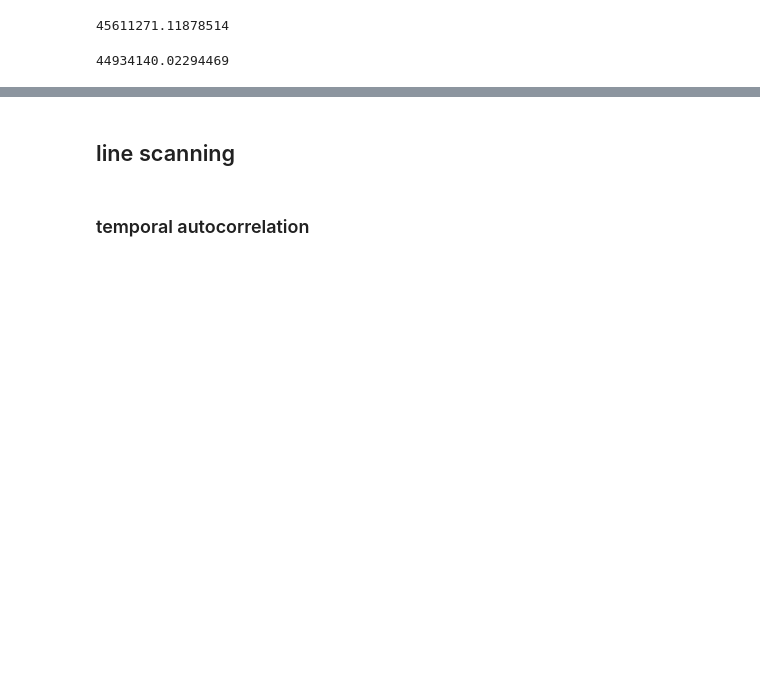
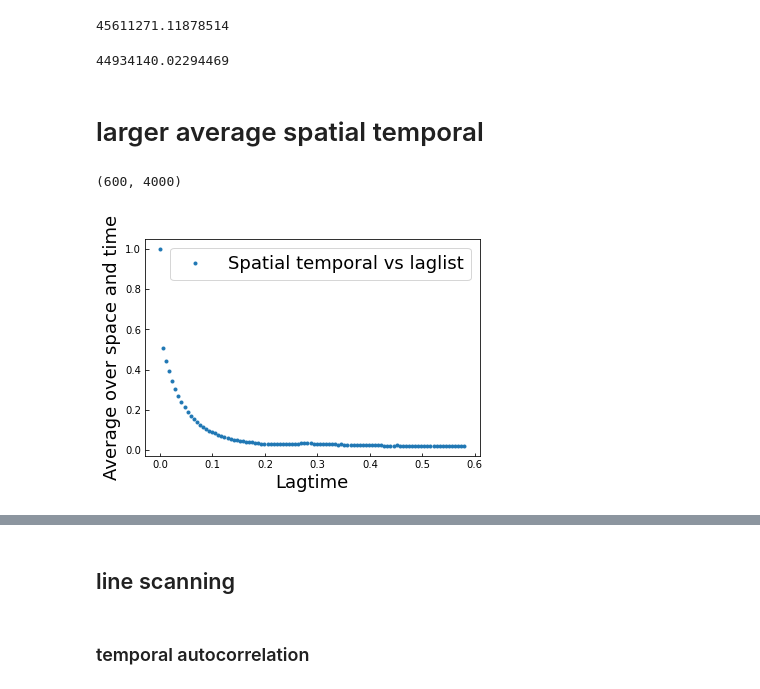
Before and after one commit to wwy-wwy-wwy/Speckle_project, a Jupyter notebook: speckle/colloidal_analysis/20221129data_colloidal_suspension.ipynb, the cells around one changed output, grey strips where cells are left out. Cells and saved outputs as stored; diff of their text form; code cells hidden in the pictures; blank space fills up the shorter version.

Commit message:
add larger spatial temporal average

```diff
--- a/speckle/colloidal_analysis/20221129data_colloidal_suspension.ipynb
+++ b/speckle/colloidal_analysis/20221129data_colloidal_suspension.ipynb
@@ -367,3 +367,11 @@ print(q)
 2*k*np.sin(np.radians(199.77/2))*10**(9)*n
 # %% [output]
 44934140.02294469
+# %% [markdown]
+# larger average spatial temporal
+# %%
+laglist_g2t=range(0,100,1)
+t_range=range(0,500,1)
+spatemp_corr=spatial_temporal([10,300],10,100,t_range,laglist_g2t)
+# %% [output]
+(600, 4000)
@@ -369,0 +380,9 @@ print(q)
+# %%
+lagtime_g2t= [element * framespeed for element in laglist_g2t]
+plt.plot(lagtime_g2t,spatemp_corr[:],'.')
+plt.legend(['Spatial temporal vs laglist'], fontsize=18)
+plt.xlabel("Lagtime",fontsize=18)
+plt.ylabel("Average over space and time",fontsize=18)
+plt.tick_params(direction='in')
+# %% [output]
+[figure, added]
```
Also changed, not shown: parts of 3 cells of this notebook.
